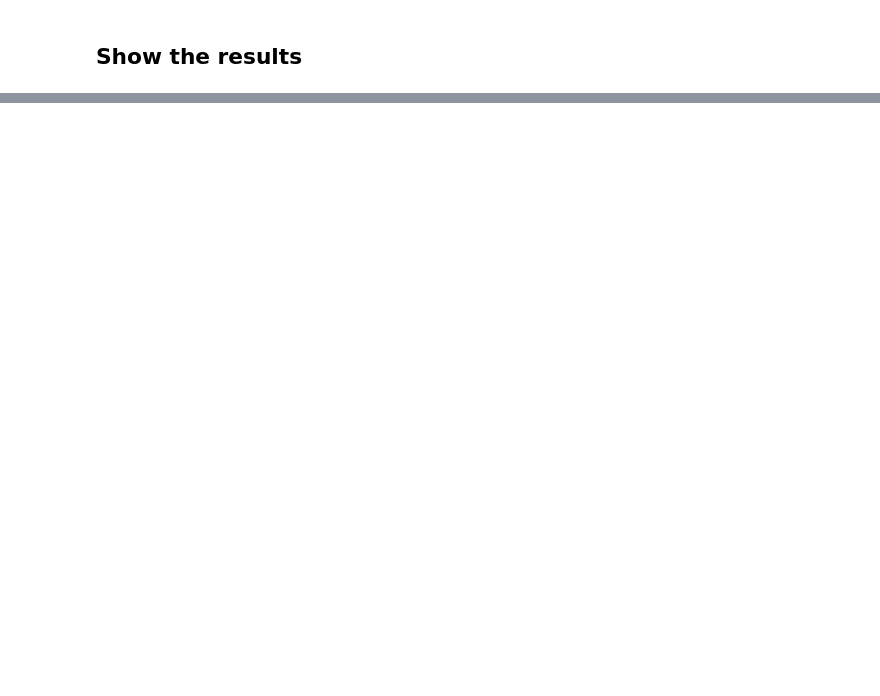
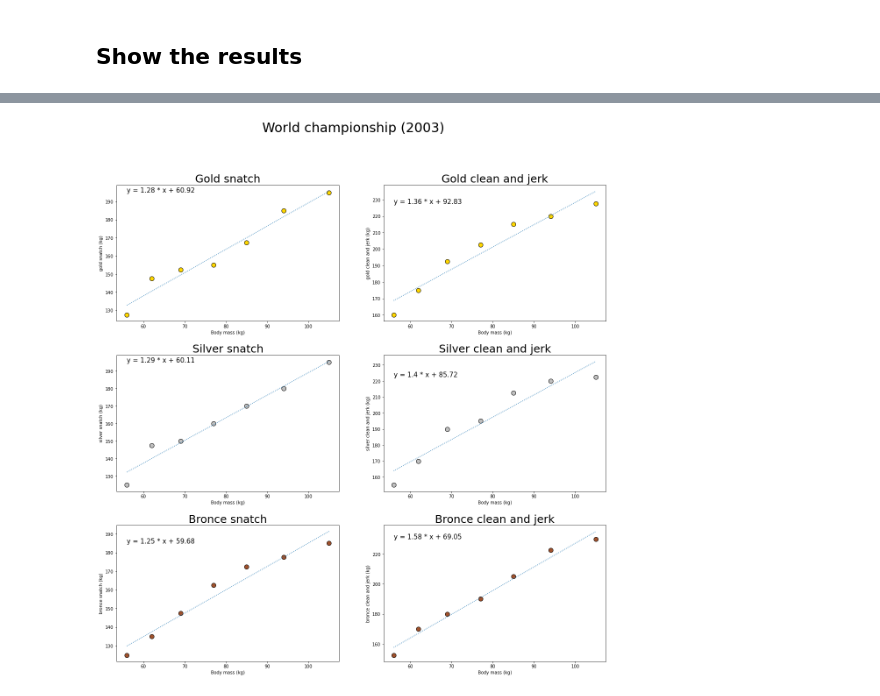
Before and after one commit to emuro/EM_probando, a Jupyter notebook: EM_scaling_law/wes_book.ipynb, the cells around one changed output, grey strips where cells are left out. Saved outputs shown, nothing was run; the diff lists cells and outputs as text; code cells hidden in the pictures; blank space fills up the shorter version.

```diff
--- a/EM_scaling_law/wes_book.ipynb
+++ b/EM_scaling_law/wes_book.ipynb
@@ -167,17 +169,23 @@ for i in male_df.columns[1:]:
-# %%
-
-fig, axs = plt.subplots(2, 3)
-x = male_df.mass_in_kg
-r = 0, c = 0
-for i in male_df.columns[1:]:
-    y = male_df[i]
-    slope, intercept = np.polyfit(x, y, 1)
-    text = "y = " + str(round(slope, 2)) + " * x + " + str(round(intercept, 2))
-    #print(text)
-    plt.scatter(x, y)
-    plt.title("World championship " + "(" + str(year) + ")")
-    plt.ylabel(i + " (kg)")
-    plt.xlabel("weight (kg)")
-    plt.plot(x, (slope*x)+intercept)
-    plt.text(min(x), max(y), text, dict(size=10))
-    plt.show()
+# %%
+ROWS = 3; COLS = 2
+fig, ax = plt.subplots(ROWS, COLS, figsize=(20, 20))
+x = male_df.body_mass
+my_colors = ['gold', 'silver', 'sienna']
+for i, col in enumerate(male_df.columns[1:]):
+    r = i//COLS; c = i%COLS
+    #print(r, c, col); continue
+    y = male_df[col]
+    slope, intercept = np.polyfit(x, y, 1)
+    text = "y = " + str(round(slope, 2)) + " * x + " + str(round(intercept, 2))
+
+    ax[r,c].plot(x, (slope*x)+intercept, linestyle='dotted')
+    ax[r,c].scatter(x, y, facecolors=my_colors[r], edgecolors='black', s=100)
+    ax[r,c].set_title(col.replace("_", " ").capitalize(), fontsize=25)
+    ax[r,c].set_ylabel(col.replace("_", " ") + " (kg)")
+    ax[r,c].set_xlabel("Body mass (kg)")
+    ax[r,c].text(min(x), max(y), text, dict(size=15))
+fig.subplots_adjust(hspace=0.25, wspace=0.2)
+fig.suptitle("World championship " + "(" + str(year) + ")", fontsize=30)
+plt.show()
+# %% [output]
+[figure, added]
```
Also changed, not shown: parts of 7 cells of this notebook.
